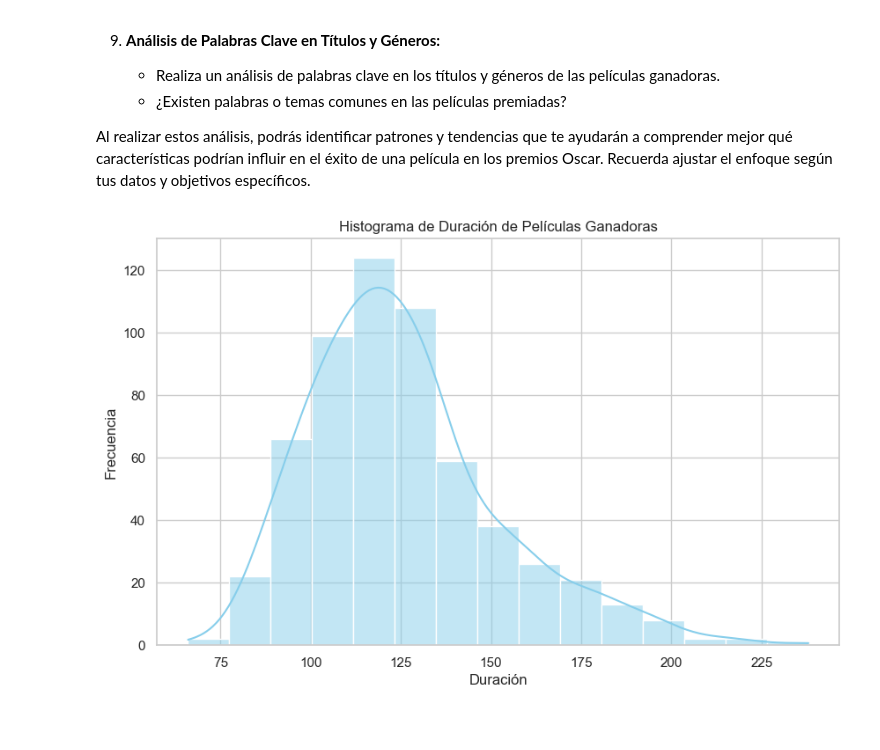
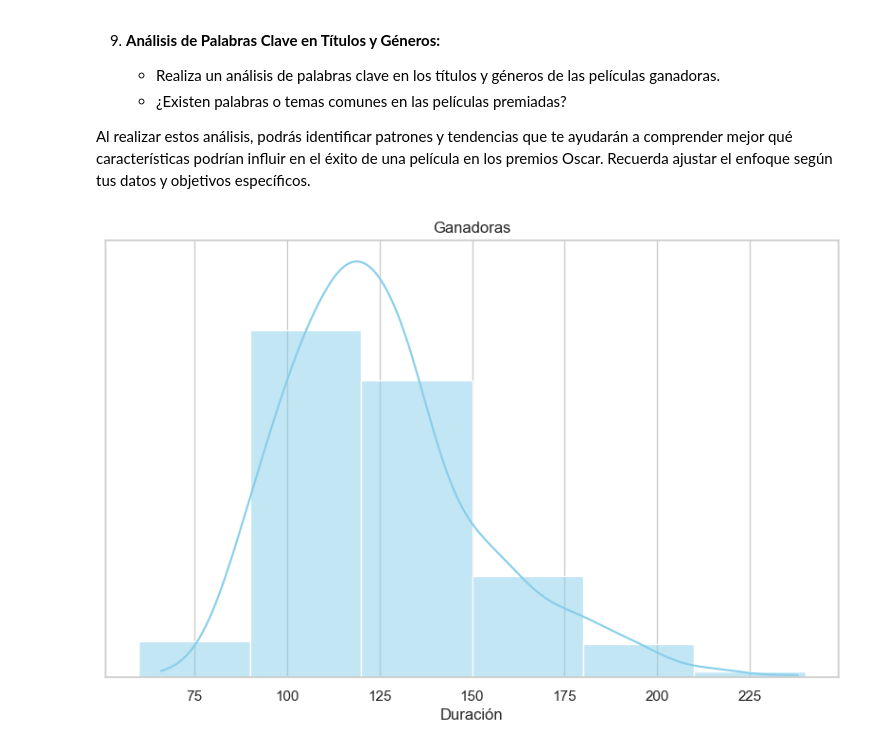
Before and after one commit to njisly/online_ds_thebridge_Nur, a Jupyter notebook: EDA/8.ipynb, the cells around one changed output. Saved outputs shown, nothing was run; the diff lists cells and outputs as text; code cells hidden in the pictures.

```diff
--- a/EDA/8.ipynb
+++ b/EDA/8.ipynb
@@ -562,12 +562,17 @@ Al realizar estos análisis, podrás identificar patrones y tendencias que te ay
 # %%
 
 
 # Crear el histplot
 plt.figure(figsize=(10, 6))
-sns.histplot(df['duration'], bins=15, kde=True, color='skyblue')
-plt.title('Histograma de Duración de Películas Ganadoras')
+binwidth = 15
+bin_edges = [i * 30 for i in range(int(df['duration'].min() // 30),
+                                   int(df['duration'].max() // 30) + 2)]
+
+sns.histplot(df['duration'], bins=bin_edges, kde=True, color='skyblue')
+plt.title('Ganadoras')
 plt.xlabel('Duración')
-plt.ylabel('Frecuencia')
+plt.ylabel('')
+plt.yticks([])
 plt.show()
 # %% [output]
-[figure, old version]
+[figure, new version]
```
Also changed, not shown: parts of 2 cells of this notebook.
